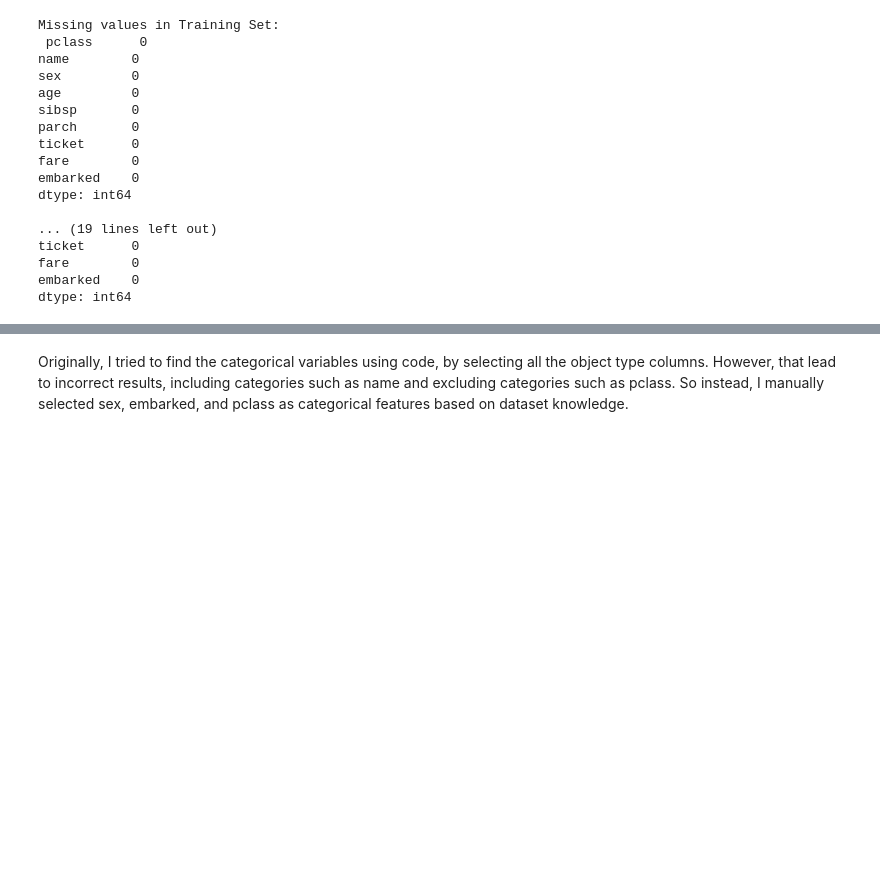
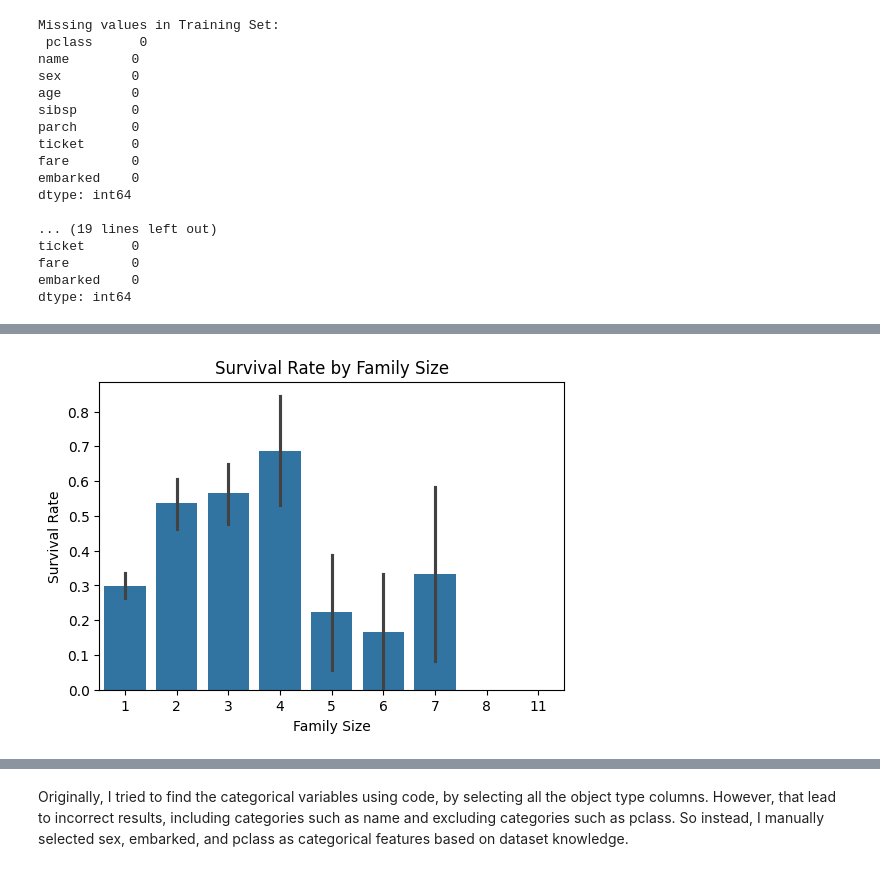
Before and after one commit to hibbakamas/ML-fundamentals-2025, a Jupyter notebook: assignment_1_Hibba_Kamas.ipynb, the cells around one changed output, grey strips where cells are left out. Cells and saved outputs as stored; diff of their text form; code cells hidden in the pictures; blank space fills up the shorter version.

```diff
--- a/assignment_1_Hibba_Kamas.ipynb
+++ b/assignment_1_Hibba_Kamas.ipynb
@@ -216,9 +196,0 @@ plt.show()
-# %%
-# fare groups
-df["fare_group"] = pd.cut(df["fare"], bins=[0, 10, 50, 100, 600], labels=["Low", "Medium", "High", "Very High"])
-
-# survival rate by fare group
-plt.figure(figsize=(6,4))
-sns.barplot(x="fare_group", y=df["survived"], data=df)
-plt.title("Survival Rate by Fare Group")
-plt.show()
@@ -229,6 +197,3 @@ Since EDA is meant to explore patterns rather than modifying the dataset permane
-# %%
-# only temporary features
-df.drop(columns=["family_size", "age_group", "fare_group"], inplace=True)
 # %% [markdown]
 Finally, I felt it was important to analyze the distributions of my data, specfically the numerical features. Understanding these distributions would help with identifying any skewness, outliers, or scaling issues that might impact the model. This will also be helpful later when deciding which scaling techniques are needed, if any.
 Instead of automatically selecting numerical features using select_dtypes(), I manually selected them based on dataset knowledge. I preferred this method because sometimes, some columns (for example pclass) are classified as numerical due to their integer values, but are actually categorical. I selected age, sibsp, parch, and fare for numerical features.
@@ -453,0 +434,16 @@ dtype: int64
+# %%
+# create family size feature
+X_train["family_size"] = X_train["sibsp"] + X_train["parch"] + 1
+X_val["family_size"] = X_val["sibsp"] + X_val["parch"] + 1
+X_test["family_size"] = X_test["sibsp"] + X_test["parch"] + 1
+# %%
+# get passenger titles from their name (using raw string `r""` to avoid escape sequence issue)
+X_train["title"] = X_train["name"].str.extract(r" ([A-Za-z]+)\.")
+X_val["title"] = X_val["name"].str.extract(r" ([A-Za-z]+)\.")
+X_test["title"] = X_test["name"].str.extract(r" ([A-Za-z]+)\.")
+
+# group rare titles to avoid unknown titles in validation/test sets
+common_titles = ["Mr", "Mrs", "Miss", "Master"]
+X_train["title"] = X_train["title"].apply(lambda x: x if x in common_titles else "Rare")
+X_val["title"] = X_val["title"].apply(lambda x: x if x in common_titles else "Rare")
+X_test["title"] = X_test["title"].apply(lambda x: x if x in common_titles else "Rare")
@@ -453,0 +454,9 @@ dtype: int64
+# %%
+plt.figure(figsize=(6,4))
+sns.barplot(x="family_size", y=y_train, data=X_train)  # Use X_train, not df
+plt.title("Survival Rate by Family Size")
+plt.xlabel("Family Size")
+plt.ylabel("Survival Rate")
+plt.show()
+# %% [output]
+[figure, added]
```
Also changed, not shown: parts of 28 cells of this notebook.
